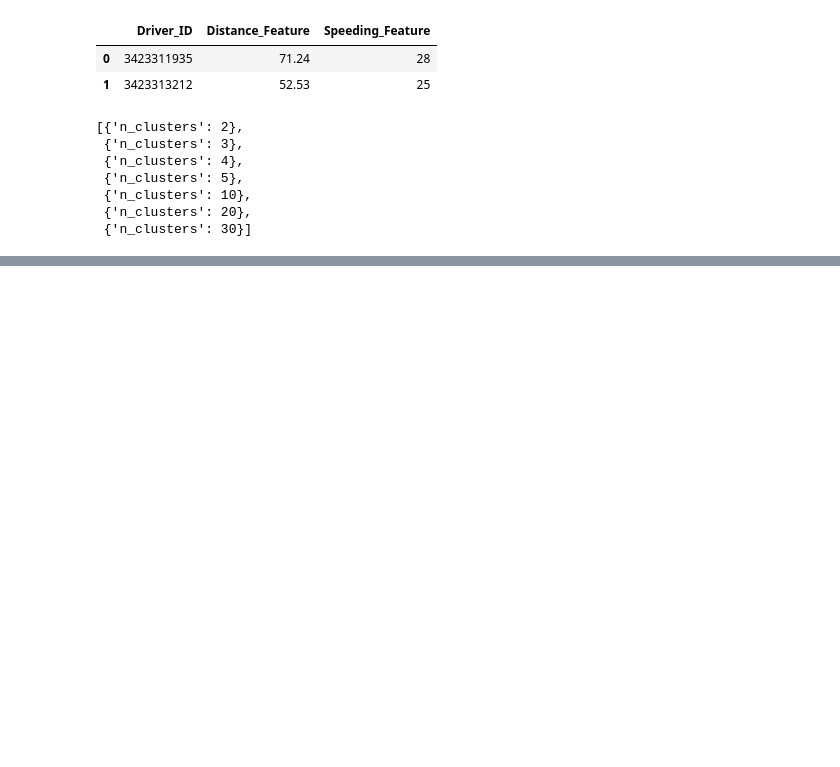
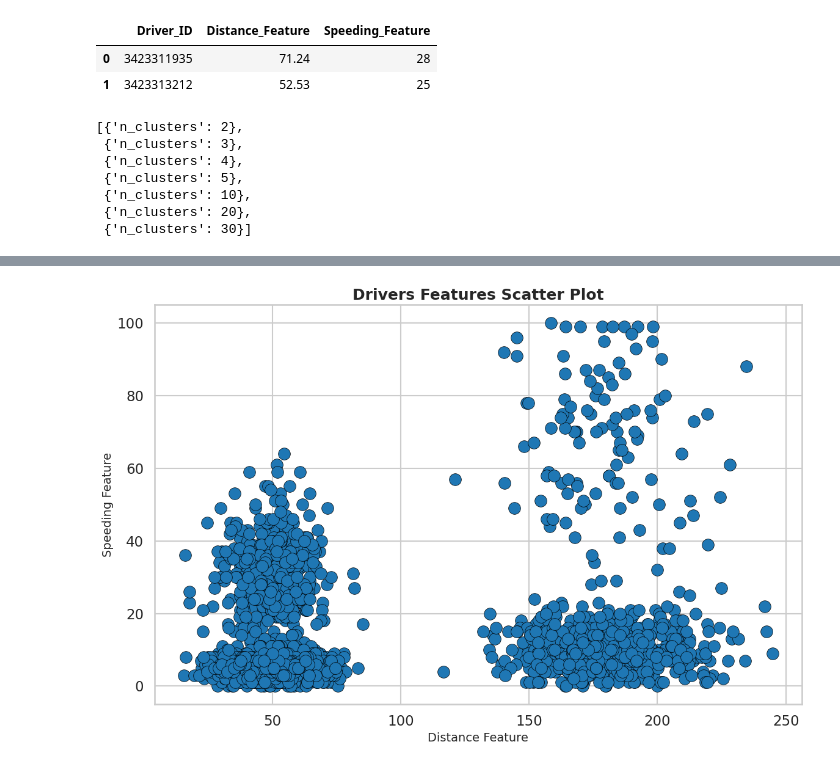
Before and after one commit to Kinetics20/Python_practice_sessions_05, a Jupyter notebook: data_science/hyper_parameter_tuning_clustering.ipynb, the cells around one changed output, grey strips where cells are left out. Cells and saved outputs as stored; diff of their text form; code cells hidden in the pictures; blank space fills up the shorter version.

```diff
--- a/data_science/hyper_parameter_tuning_clustering.ipynb
+++ b/data_science/hyper_parameter_tuning_clustering.ipynb
@@ -56,0 +171,27 @@ list(parameter_grid)
+# %%
+def plot_drivers_features(df):
+    sns.set_theme(style="whitegrid", context="talk")
+
+    fig, ax = plt.subplots(figsize=(12, 8))
+
+    sns.scatterplot(
+        data=df,
+        x='Distance_Feature',
+        y='Speeding_Feature',
+        s=200,
+        edgecolor='black',
+        linewidth=0.5,
+        color='tab:blue',
+        ax=ax
+    )
+
+    ax.set_title('Drivers Features Scatter Plot', fontsize=18, fontweight='bold')
+    ax.set_xlabel('Distance Feature', fontsize=14)
+    ax.set_ylabel('Speeding Feature', fontsize=14)
+
+    plt.tight_layout()
+    plt.show()
+# %%
+plot_drivers_features(df)
+# %% [output]
+[figure, added]
```
Also changed, not shown: parts of 26 cells of this notebook.
